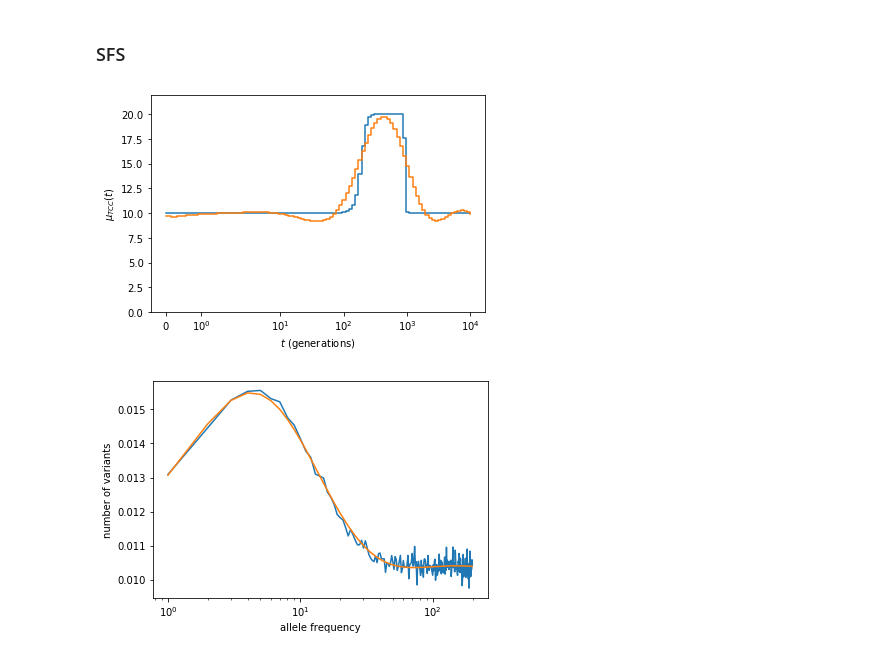
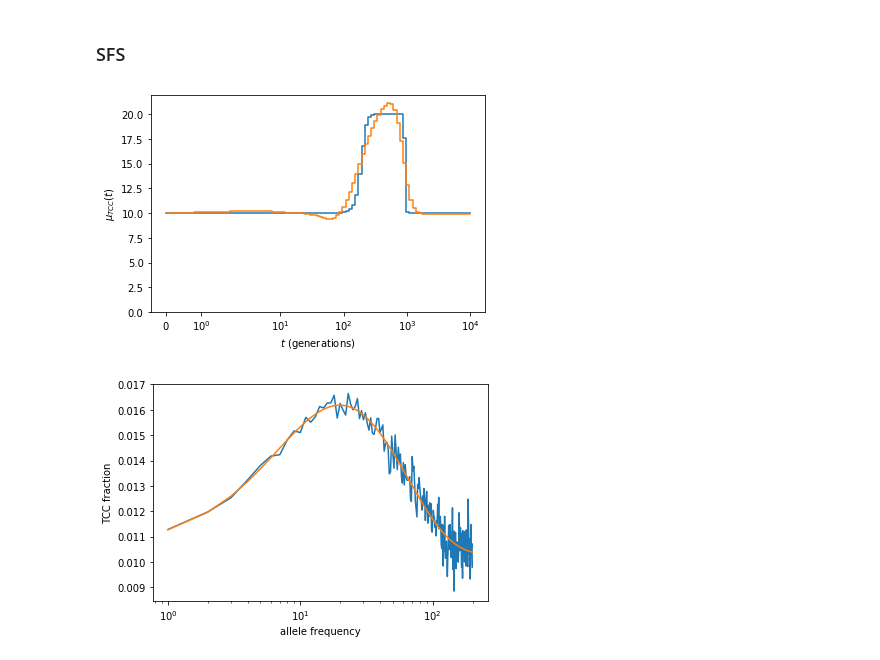
Before and after one commit to harrispopgen/mushi, a Jupyter notebook: test.ipynb, the cells around one changed output. Saved outputs shown, nothing was run; the diff lists cells and outputs as text; code cells hidden in the pictures.

```diff
--- a/test.ipynb
+++ b/test.ipynb
@@ -21,7 +21,7 @@ The SFS model described in the text
 ### demographic and mutation rate history
 # %%
 t = np.logspace(-1, 4, 100)
-y = 10000 * np.ones(len(t) + 1)
+y = 2000 * np.ones(len(t) + 1)
 z_flat = 10 * np.ones(len(t) + 1)
 z_pulse = 10 * np.ones(len(t) + 1)
 z_pulse[:-1] += 10 * (expit(.05 * (t - 200)) - expit(.05 * (t - 1000)))
@@ -44,5 +44,5 @@ sfs_other = SFS(n)
 sfs_TCC.simulate(history_TCC)
 sfs_other.simulate(history_other)
 # %%
-history_initial = History(t, y, np.ones_like(history_TCC.z))
-history_inferred = sfs_TCC.infer_μ(history_initial, λ_μ=5e0, h=1)
+history_initial = History(t, y, 10 * np.ones_like(history_TCC.z))
+history_inferred = sfs_TCC.infer_μ(history_initial, λ_μ=1e-1, h=1e2)
@@ -51,20 +49,20 @@ history_inferred = sfs_TCC.infer_μ(history_initial, λ_μ=5e0, h=1)
 # %%
 plt.step(history_TCC.t[:-1], history_TCC.z, where='post')
 plt.step(history_inferred.t[:-1], history_inferred.z, where='post')
 plt.ylim([0, 1.1 * history_TCC.z.max()])
 plt.xscale('symlog')
 plt.xlabel('$t$ (generations)')
 plt.ylabel('$\mu_{TCC}(t)$')
 plt.show()
 
 sfs_total = sfs_TCC.sfs + sfs_other.sfs
 plt.plot(range(1, n), sfs_TCC.sfs / sfs_total)
 plt.plot(range(1, n), sfs_TCC.ξ(history_inferred) / ((sfs_TCC.ξ(history_inferred) + sfs_other.ξ(history_other))))
 # plt.plot(range(1, n), sfs_TCC.ξ(history_TCC) / ((sfs_TCC.ξ(history_TCC) + sfs_other.ξ(history_other))))
 plt.xscale('log')
 plt.xlabel('allele frequency')
-plt.ylabel('number of variants')
+plt.ylabel('TCC fraction')
 plt.show()
 # %% [output]
-[figure, old version]
+[figure, new version]
-[figure, old version]
+[figure, new version]
```
Also changed, not shown: parts of 2 cells of this notebook, 1 other file.
